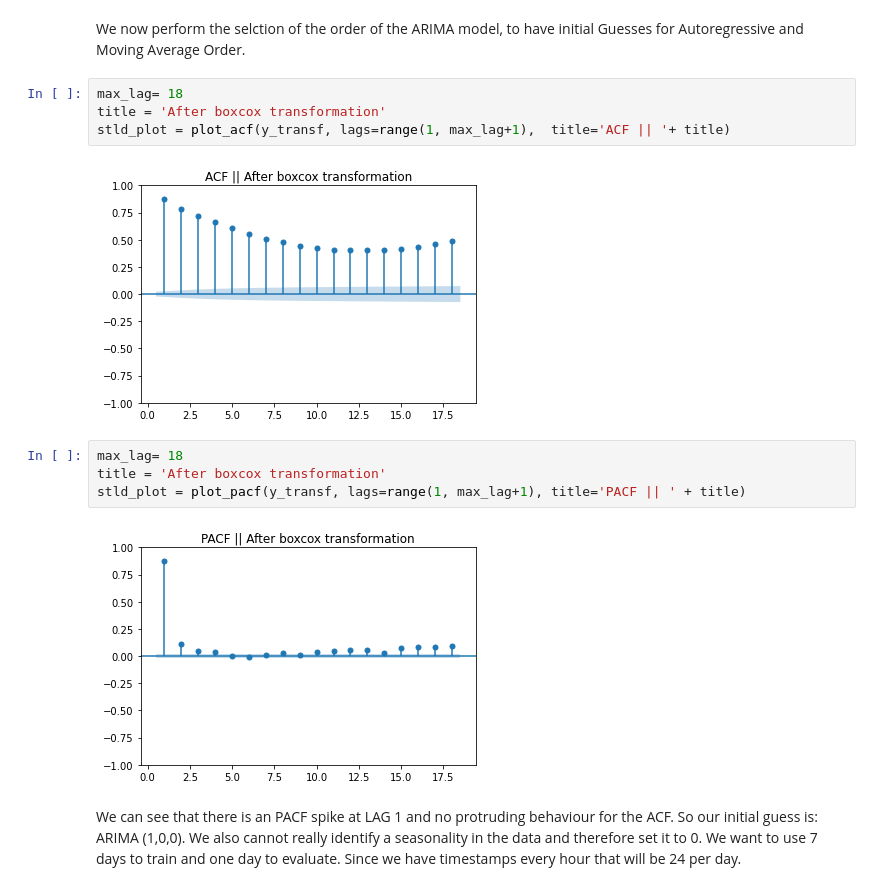
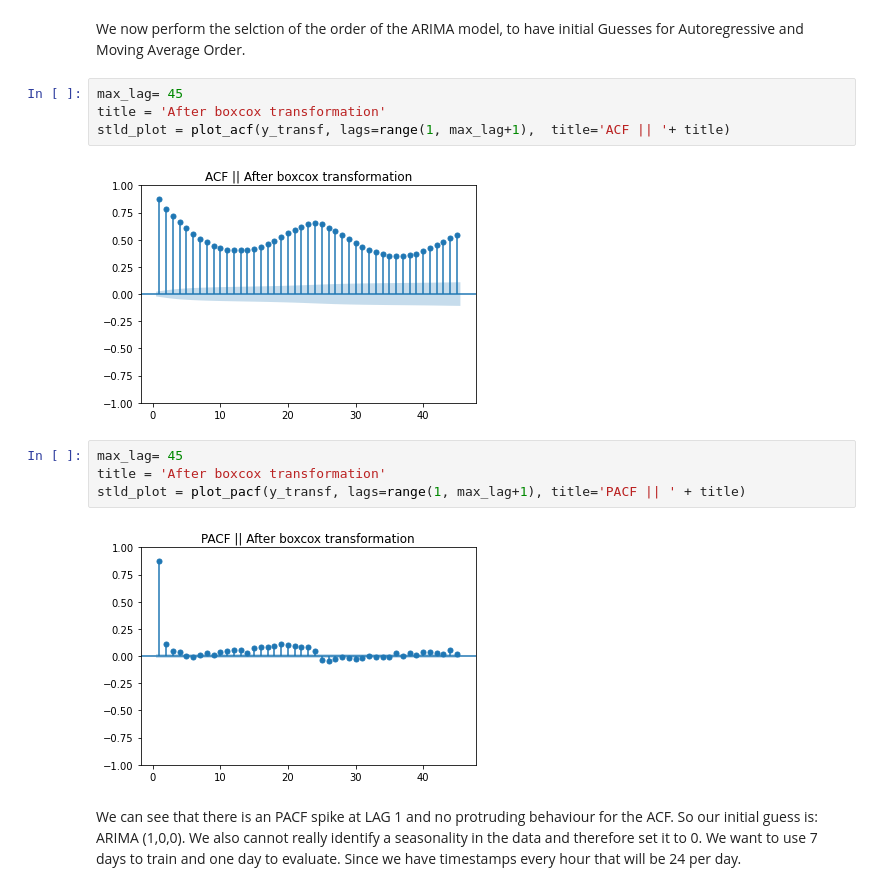
Before and after one commit to NiklasSabel/Industrial-Applications-of-Artificial-Intelligence, a Jupyter notebook: notebooks/Primary sector/Primary sector Wind.ipynb, the cells around one changed output. Cells and saved outputs as stored; diff of their text form.

```diff
--- a/notebooks/Primary sector/Primary sector Wind.ipynb
+++ b/notebooks/Primary sector/Primary sector Wind.ipynb
@@ -721,17 +721,17 @@ After our transformation, the data series looks more stable regarding mean and v
 # %% [markdown]
 We now perform the selction of the order of the ARIMA model, to have initial Guesses for Autoregressive and Moving Average Order.
 # %%
-max_lag= 18
+max_lag= 45
 title = 'After boxcox transformation'
 stld_plot = plot_acf(y_transf, lags=range(1, max_lag+1),  title='ACF || '+ title)
 # %% [output]
-[figure, old version]
+[figure, new version]
 # %%
-max_lag= 18
+max_lag= 45
 title = 'After boxcox transformation'
 stld_plot = plot_pacf(y_transf, lags=range(1, max_lag+1), title='PACF || ' + title)
 # %% [output]
-[figure, old version]
+[figure, new version]
 # %% [markdown]
 We can see that there is an PACF spike at LAG 1 and no protruding behaviour for the ACF. So our initial guess is: ARIMA (1,0,0). We also cannot really identify a seasonality in the data and therefore set it to 0. We want to use 7 days to train and one day to evaluate. Since we have timestamps every hour that will be 24 per day.
 # %%
```
Also changed, not shown: parts of 35 cells of this notebook.
